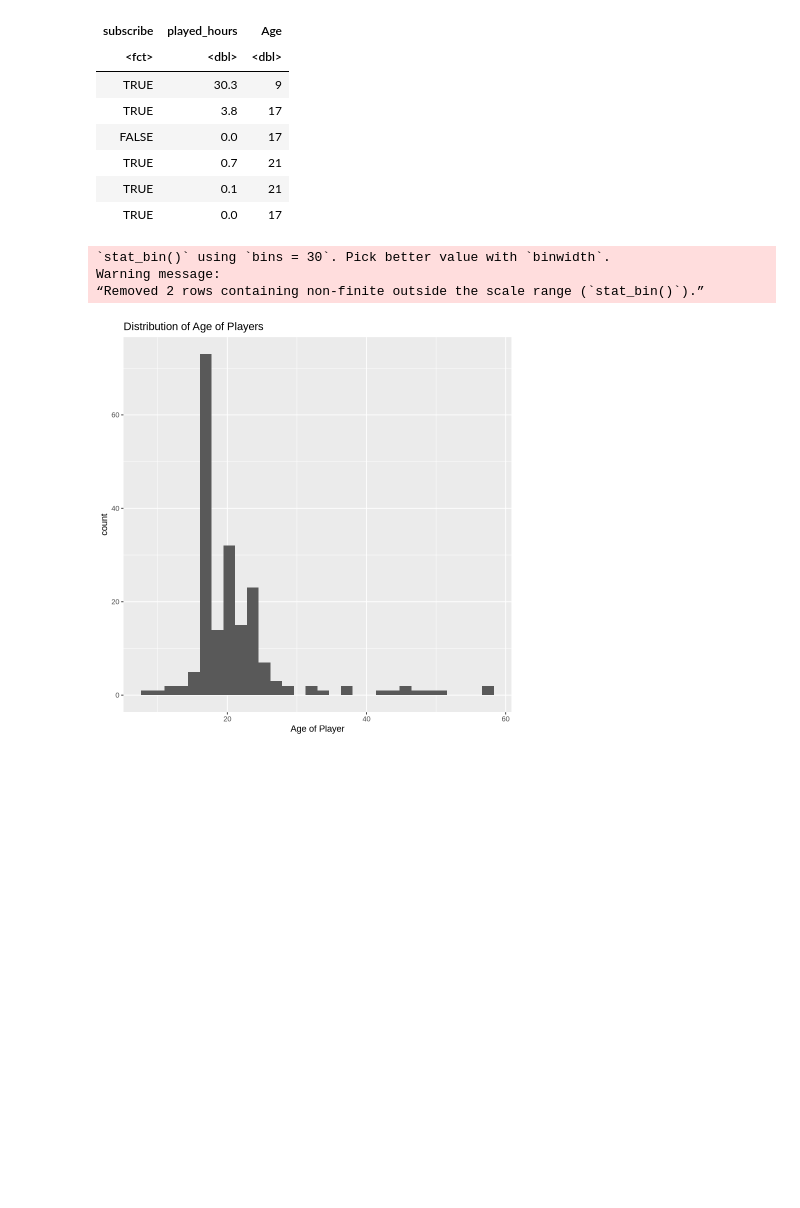
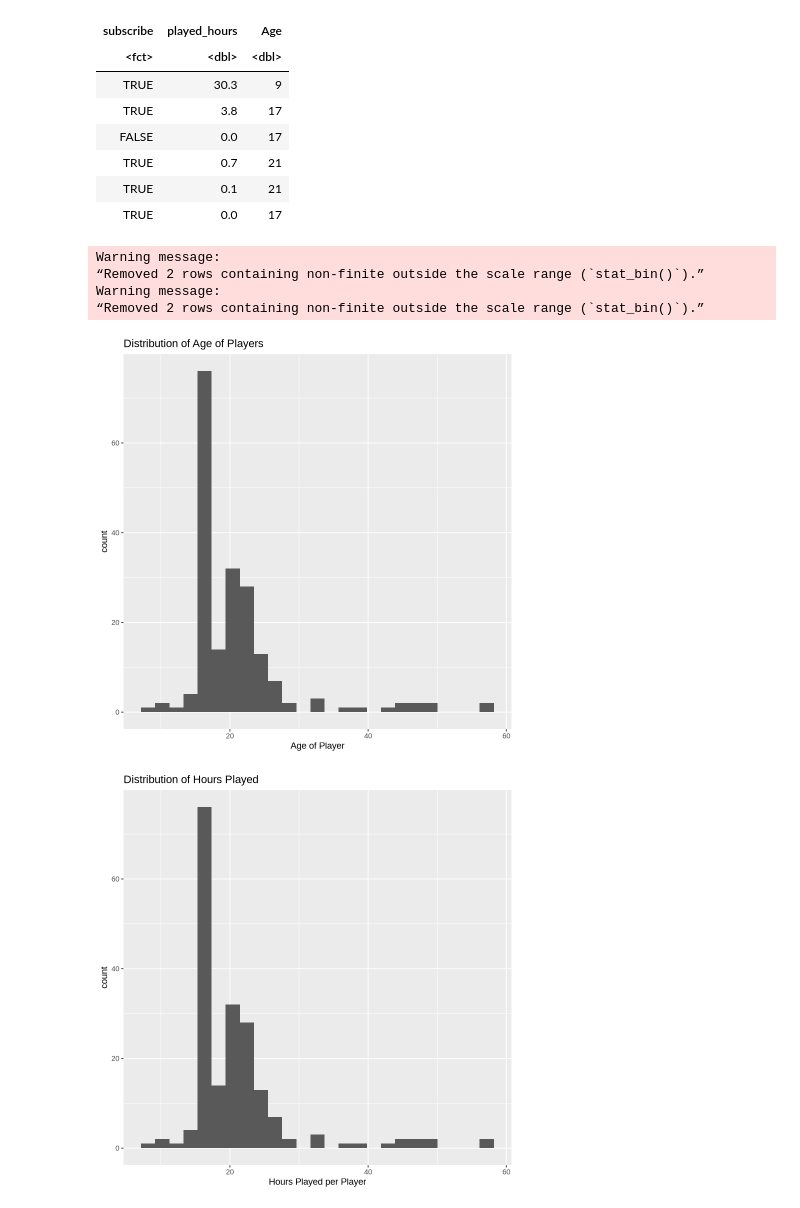
Before and after one commit to joannaft/05-dsci100-project, a Jupyter notebook: methods.ipynb, the cells around one changed output. Saved outputs shown, nothing was run; the diff lists cells and outputs as text; code cells hidden in the pictures; blank space fills up the shorter version.

```diff
--- a/methods.ipynb
+++ b/methods.ipynb
@@ -33,12 +33,21 @@ A tibble: 6 × 3
 # %%
 # distribution of data
 age_distribution <- tidy_players_info |>
     ggplot(aes(x = Age)) +
-    geom_histogram() +
+    geom_histogram(bins = 25) +
     labs(x = 'Age of Player', title = 'Distribution of Age of Players')
-age_distribution
+
+played_hours_distribution <- tidy_players_info |>
+    ggplot(aes(x = Age)) +
+    geom_histogram(bins = 25) +
+    labs(x = 'Hours Played per Player', title = 'Distribution of Hours Played')
+
+# age_distribution
+# played_hours_distribution
 # %% [output]
-`stat_bin()` using `bins = 30`. Pick better value with `binwidth`.
 Warning message:
 “Removed 2 rows containing non-finite outside the scale range (`stat_bin()`).”
+Warning message:
+“Removed 2 rows containing non-finite outside the scale range (`stat_bin()`).”
-[figure, old version]
+[figure, new version]
+[figure, added]
```
Also changed, not shown: parts of 1 cell of this notebook.
